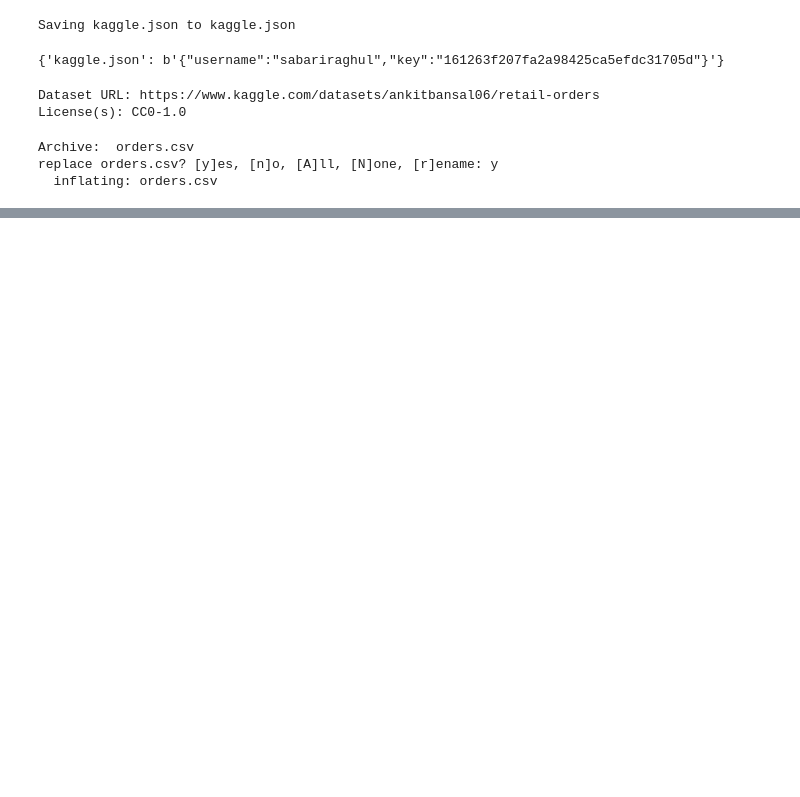
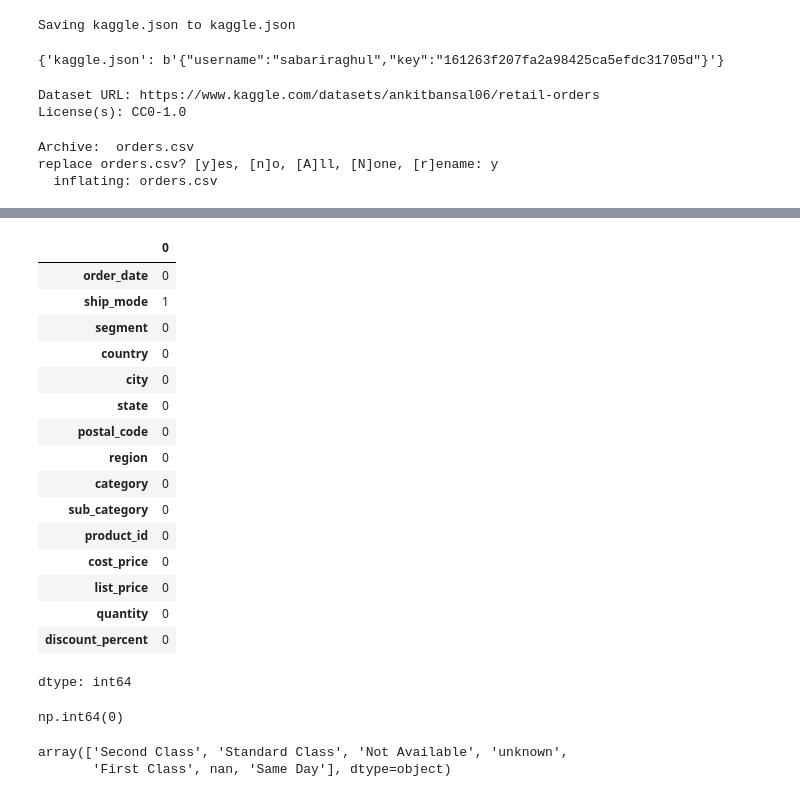
Before and after one commit to SabariRKumareshan12/Retail_Order_Data_Analysis, a Jupyter notebook: Retail_Order_Data_Analysis.ipynb, the cells around one changed output, grey strips where cells are left out. Cells and saved outputs as stored; diff of their text form; code cells hidden in the pictures; blank space fills up the shorter version.

```diff
--- a/Retail_Order_Data_Analysis.ipynb
+++ b/Retail_Order_Data_Analysis.ipynb
@@ -43,0 +51,3 @@ df
+# %%
+df.columns = [col.strip().lower().replace(' ', '_') for col in df.columns]
+df.columns
@@ -43,0 +60,2 @@ df
+# %%
+df.set_index("order_id", inplace=True)
@@ -43,0 +82,31 @@ df
+# %%
+df["order_date"]=pd.to_datetime(df["order_date"],format="%Y-%m-%d")
+# %%
+df.isnull().sum()
+# %% [output]
+|  | 0 |
+| order_date | 0 |
+| ship_mode | 1 |
+| segment | 0 |
+| country | 0 |
+| city | 0 |
+| state | 0 |
+| postal_code | 0 |
+| region | 0 |
+| category | 0 |
+| sub_category | 0 |
+| product_id | 0 |
+| cost_price | 0 |
+| list_price | 0 |
+| quantity | 0 |
+| discount_percent | 0 |
+dtype: int64
+# %%
+df.duplicated().sum()
+# %% [output]
+np.int64(0)
+# %%
+df["ship_mode"].unique()
+# %% [output]
+array(['Second Class', 'Standard Class', 'Not Available', 'unknown',
+       'First Class', nan, 'Same Day'], dtype=object)
```
Also changed, not shown: parts of 8 cells of this notebook.
